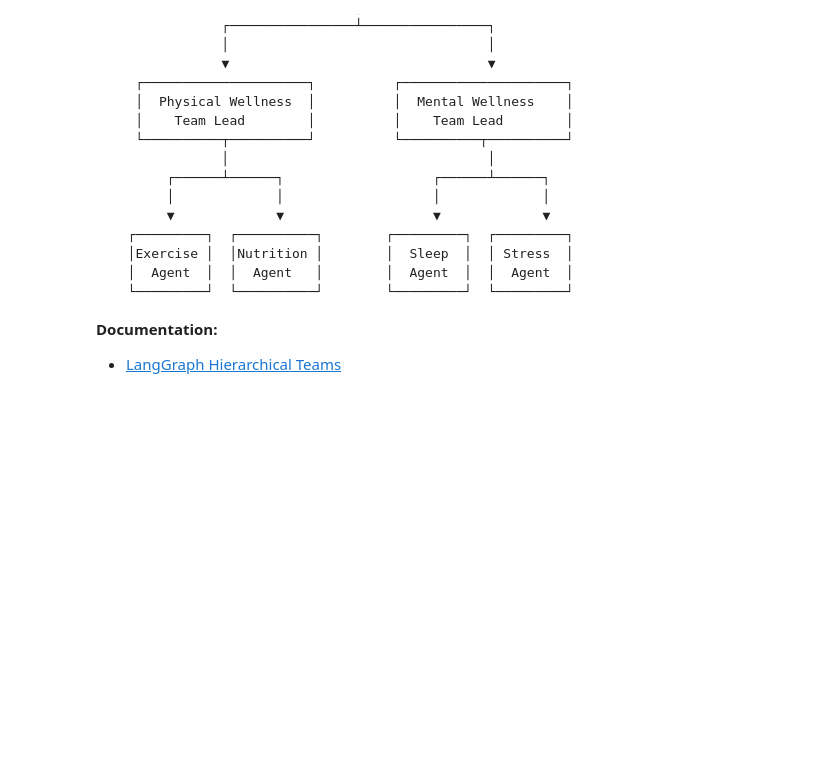
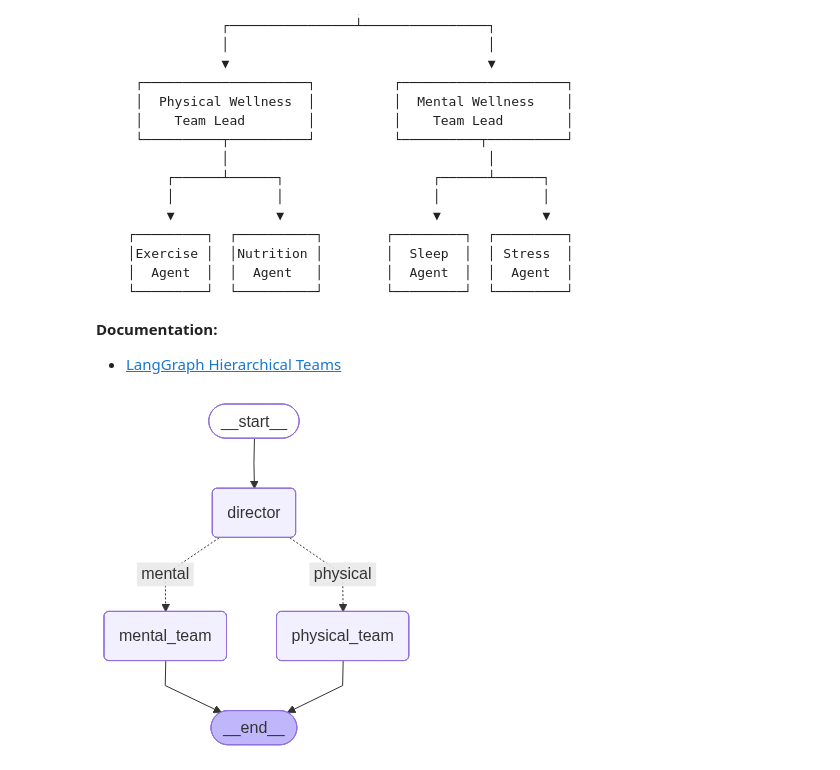
Before and after one commit to adeb09/AIE9, a Jupyter notebook: 05_Multi_Agent_with_LangGraph/Multi_Agent_Applications_Assignment.ipynb, the cells around one changed output. Cells and saved outputs as stored; diff of their text form; code cells hidden in the pictures; blank space fills up the shorter version.

```diff
--- a/05_Multi_Agent_with_LangGraph/Multi_Agent_Applications_Assignment.ipynb
+++ b/05_Multi_Agent_with_LangGraph/Multi_Agent_Applications_Assignment.ipynb
@@ -1372,0 +1557,11 @@ Route to the appropriate team based on the user's question."""),
+# %%
+# let's visualize what this hierarchical graph looks like
+try:
+    from IPython.display import display, Image
+    display(Image(hierarchical_graph.get_graph().draw_mermaid_png()))
+except Exception as e:
+    print(f"Could not display graph: {e}")
+    print("\nGraph structure:")
+    print(hierarchical_graph.get_graph().draw_ascii())
+# %% [output]
+[figure, added]
```
Also changed, not shown: parts of 5 cells of this notebook.
